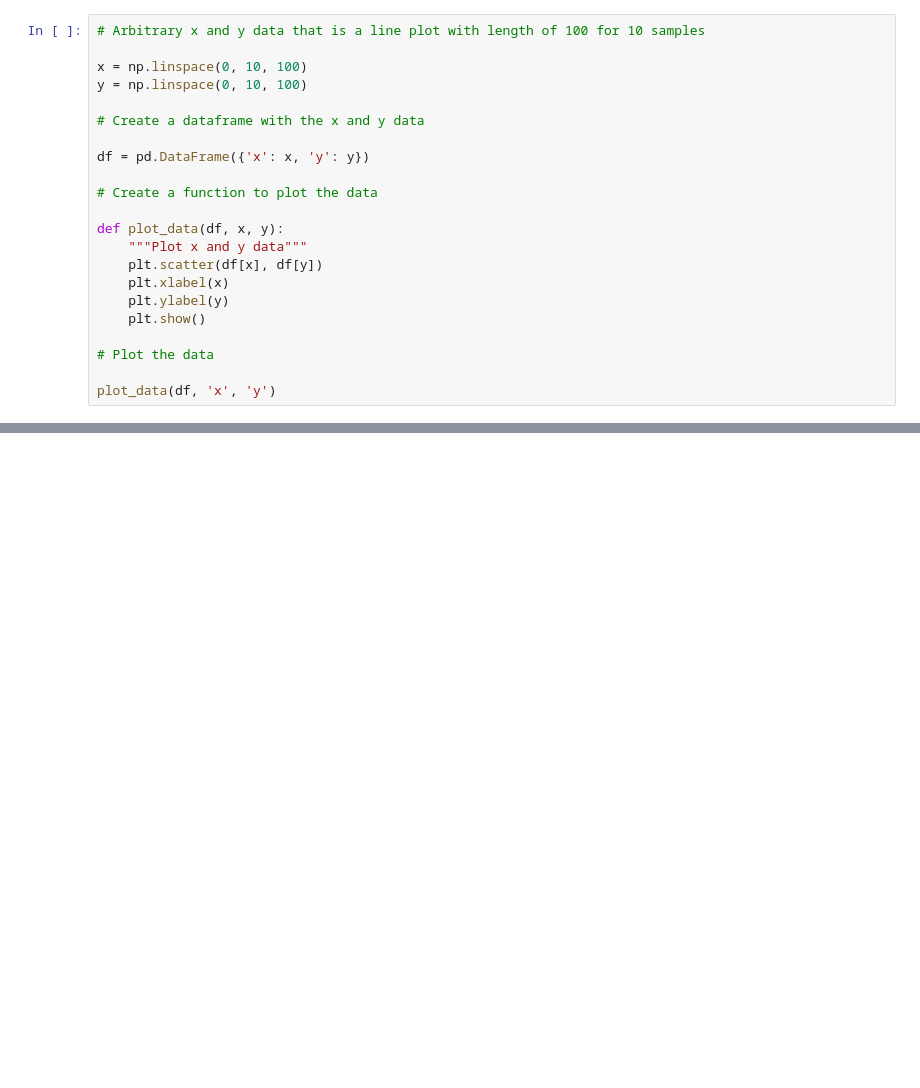
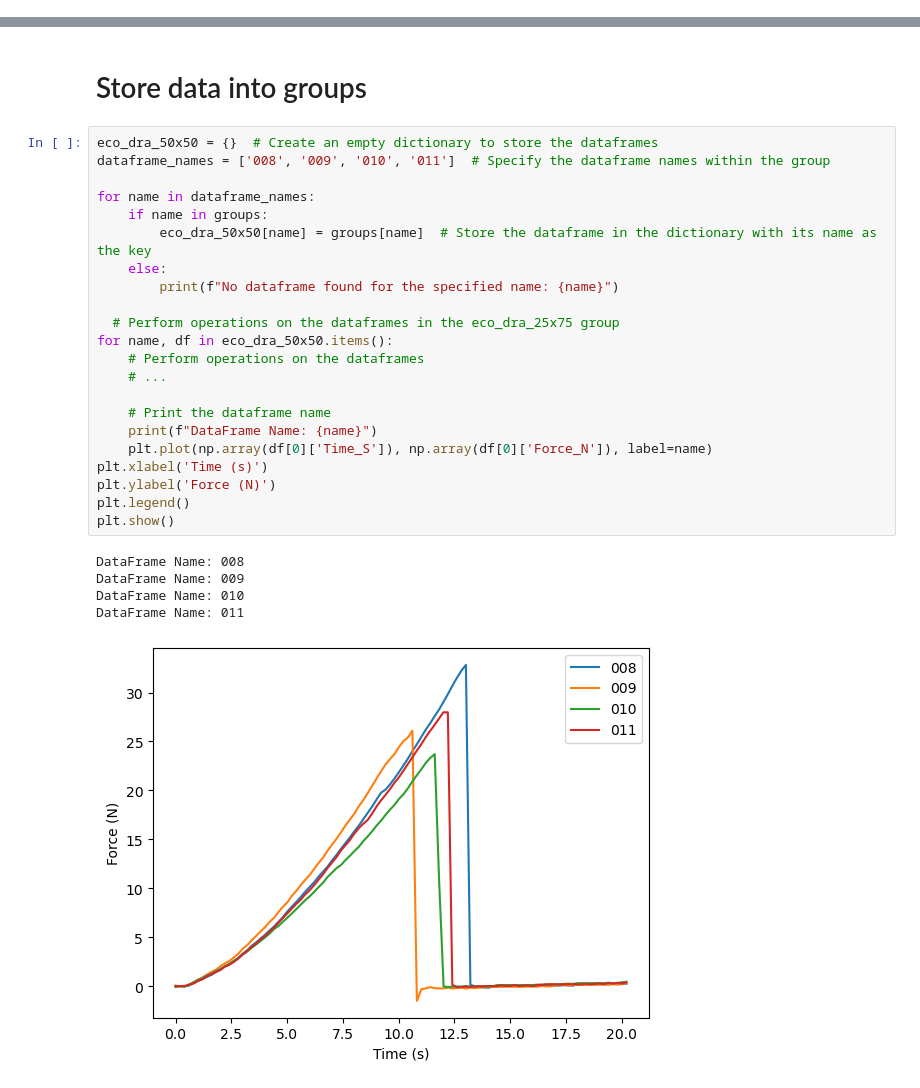
Before and after one commit to te5msride/materials_comparison, a Jupyter notebook: materials_comparison.ipynb, the cells around one changed output, grey strips where cells are left out. Saved outputs shown, nothing was run; the diff lists cells and outputs as text; blank space fills up the shorter version.

Commit message:
force plots

```diff
--- a/materials_comparison.ipynb
+++ b/materials_comparison.ipynb
@@ -33,22 +71,0 @@ FileNotFoundError: [Errno 2] No such file or directory: '~/materials_daniel/data
-# %%
-# Arbitrary x and y data that is a line plot with length of 100 for 10 samples
-
-x = np.linspace(0, 10, 100)
-y = np.linspace(0, 10, 100)
-
-# Create a dataframe with the x and y data
-
-df = pd.DataFrame({'x': x, 'y': y})
-
-# Create a function to plot the data
-
-def plot_data(df, x, y):
-    """Plot x and y data"""
-    plt.scatter(df[x], df[y])
-    plt.xlabel(x)
-    plt.ylabel(y)
-    plt.show()
-
-# Plot the data
-
-plot_data(df, 'x', 'y')
@@ -110,0 +104,30 @@ Index([0, 1, 5], dtype='int64')
+# %% [markdown]
+# Store data into groups
+# %%
+eco_dra_50x50 = {}  # Create an empty dictionary to store the dataframes
+dataframe_names = ['008', '009', '010', '011']  # Specify the dataframe names within the group
+
+for name in dataframe_names:
+    if name in groups:
+        eco_dra_50x50[name] = groups[name]  # Store the dataframe in the dictionary with its name as the key
+    else:
+        print(f"No dataframe found for the specified name: {name}")
+
+  # Perform operations on the dataframes in the eco_dra_25x75 group
+for name, df in eco_dra_50x50.items():
+    # Perform operations on the dataframes
+    # ...
+
+    # Print the dataframe name
+    print(f"DataFrame Name: {name}")
+    plt.plot(np.array(df[0]['Time_S']), np.array(df[0]['Force_N']), label=name)
+plt.xlabel('Time (s)')
+plt.ylabel('Force (N)')
+plt.legend()
+plt.show()
+# %% [output]
+DataFrame Name: 008
+DataFrame Name: 009
+DataFrame Name: 010
+DataFrame Name: 011
+[figure, added]
```
Also changed, not shown: parts of 10 cells of this notebook.
